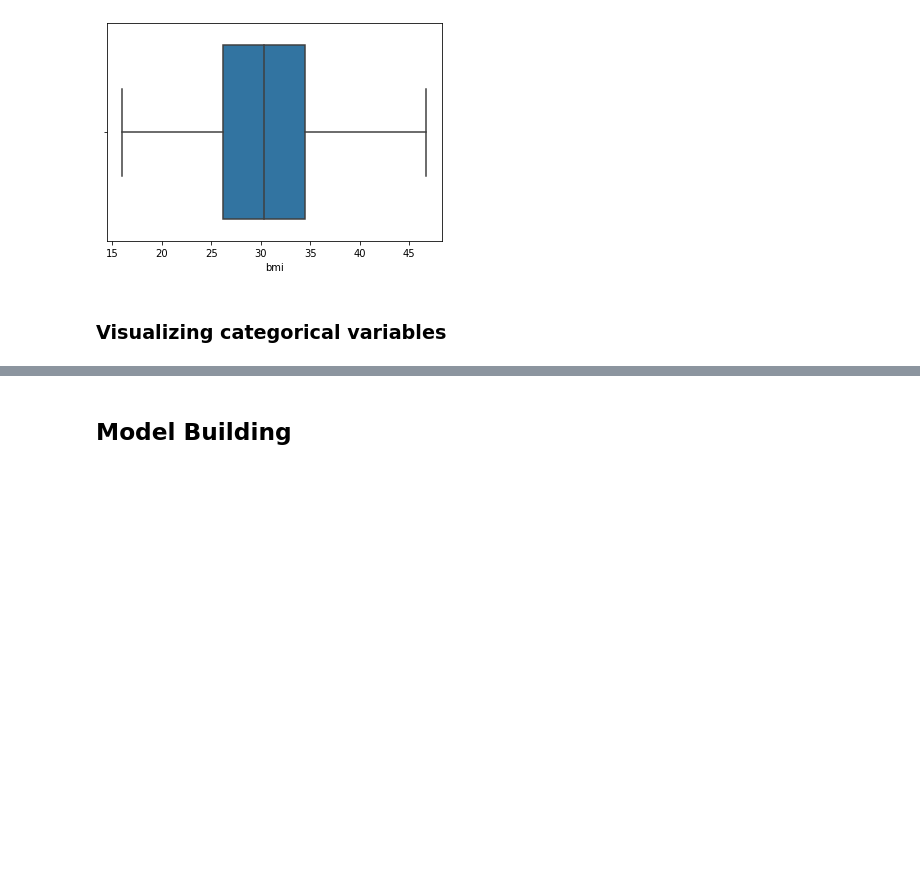
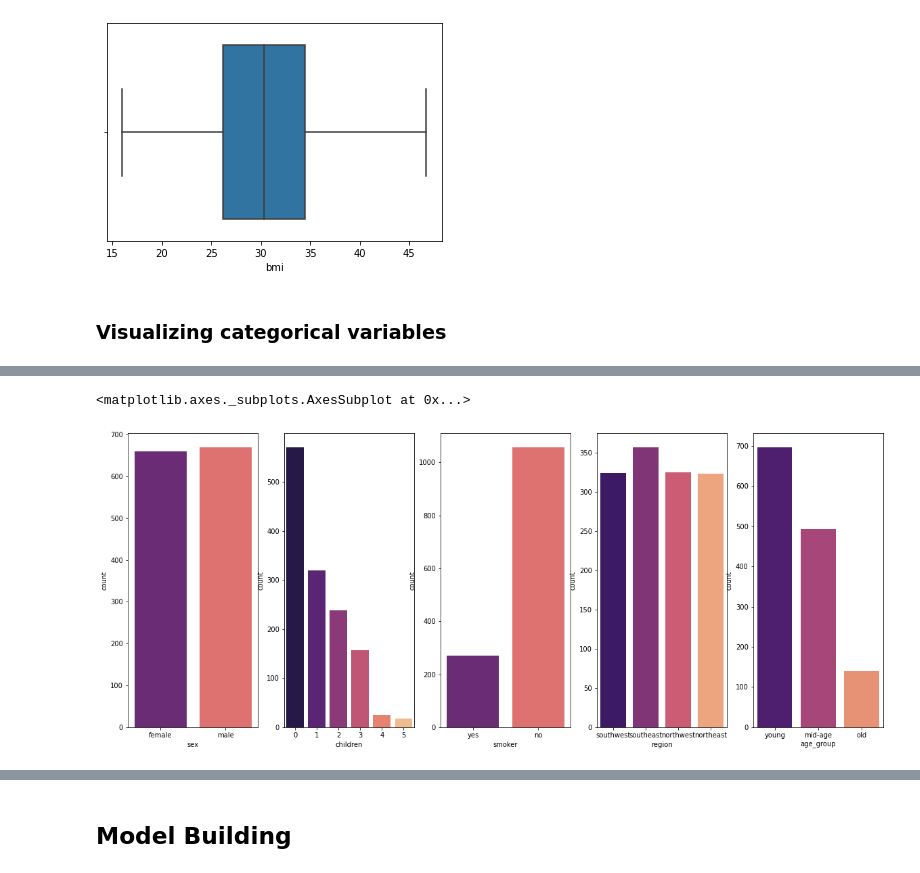
Before and after one commit to Snigdha171/PythonMiniProgramSeries, a Jupyter notebook: Health-Insurance-DataAnalysis/health_insurance_dataAnalysis.ipynb, the cells around one changed output, grey strips where cells are left out. Saved outputs shown, nothing was run; the diff lists cells and outputs as text; code cells hidden in the pictures; blank space fills up the shorter version.

```diff
--- a/Health-Insurance-DataAnalysis/health_insurance_dataAnalysis.ipynb
+++ b/Health-Insurance-DataAnalysis/health_insurance_dataAnalysis.ipynb
@@ -170,0 +186,10 @@ sns.boxplot(x = 'bmi', data = health_ins_df_clean)
+# %%
+fig,axes=plt.subplots(1,5,figsize=(20,8))
+sns.countplot(x = 'sex', data = health_ins_df_clean, palette = 'magma',ax=axes[0])
+sns.countplot(x = 'children', data = health_ins_df_clean, palette = 'magma',ax=axes[1])
+sns.countplot(x = 'smoker', data = health_ins_df_clean, palette = 'magma',ax=axes[2])
+sns.countplot(x = 'region', data = health_ins_df_clean, palette = 'magma',ax=axes[3])
+sns.countplot(x = 'age_group', data = health_ins_df_clean, palette = 'magma',ax=axes[4])
+# %% [output]
+<matplotlib.axes._subplots.AxesSubplot at 0x...>
+[figure, added]
```
Also changed, not shown: parts of 8 cells of this notebook.
